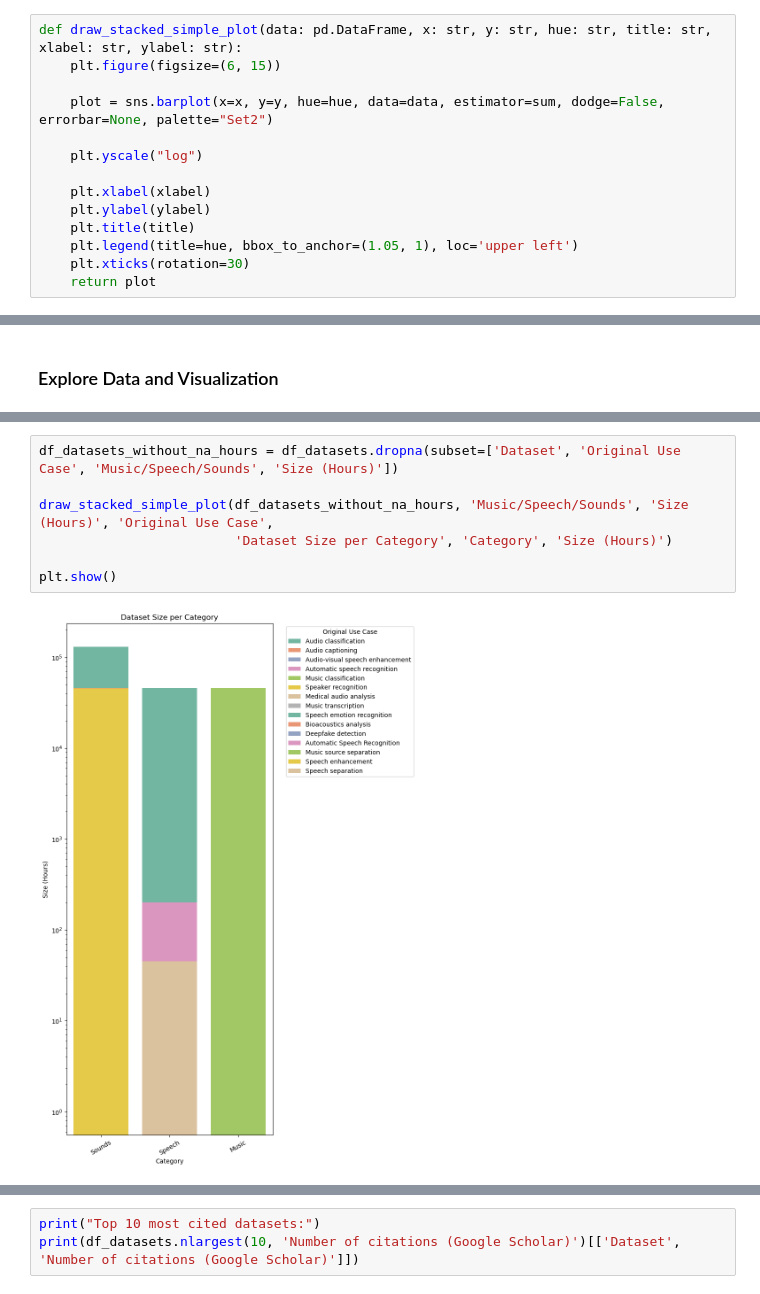
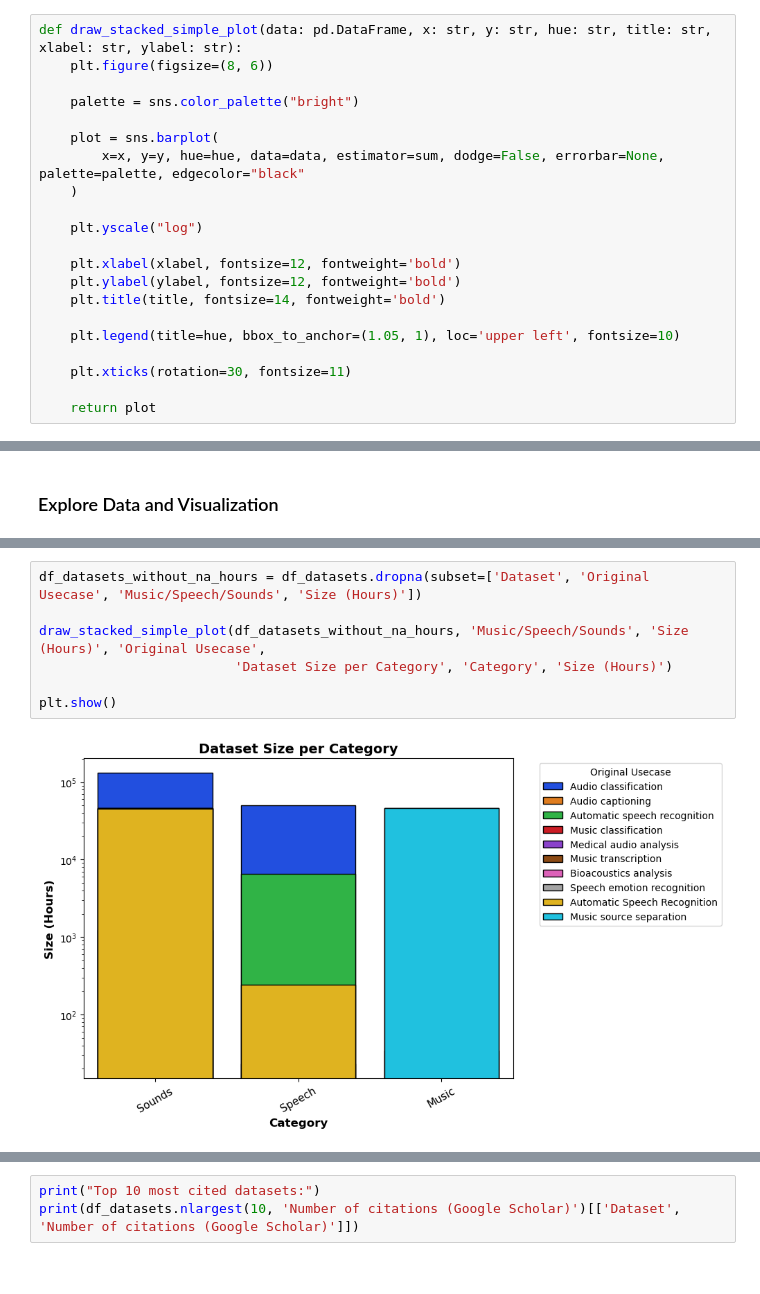
Before and after one commit to lookinALX/Data_Science_and_Co_TU_Wien, a Jupyter notebook: BA/datasets.ipynb, the cells around one changed output, grey strips where cells are left out. Saved outputs shown, nothing was run; the diff lists cells and outputs as text.

```diff
--- a/BA/datasets.ipynb
+++ b/BA/datasets.ipynb
@@ -92,17 +92,24 @@ def scatterplot_X_vs_Y_in_range(data: pd.DataFrame, x: str, y: str, title: str,
     return scatter
 # %%
 def draw_stacked_simple_plot(data: pd.DataFrame, x: str, y: str, hue: str, title: str, xlabel: str, ylabel: str):
-    plt.figure(figsize=(6, 15))
+    plt.figure(figsize=(8, 6))
 
-    plot = sns.barplot(x=x, y=y, hue=hue, data=data, estimator=sum, dodge=False, errorbar=None, palette="Set2")
+    palette = sns.color_palette("bright")
+
+    plot = sns.barplot(
+        x=x, y=y, hue=hue, data=data, estimator=sum, dodge=False, errorbar=None, palette=palette, edgecolor="black"
+    )
 
     plt.yscale("log")
 
-    plt.xlabel(xlabel)
-    plt.ylabel(ylabel)
-    plt.title(title)
-    plt.legend(title=hue, bbox_to_anchor=(1.05, 1), loc='upper left')
-    plt.xticks(rotation=30)
+    plt.xlabel(xlabel, fontsize=12, fontweight='bold')
+    plt.ylabel(ylabel, fontsize=12, fontweight='bold')
+    plt.title(title, fontsize=14, fontweight='bold')
+
+    plt.legend(title=hue, bbox_to_anchor=(1.05, 1), loc='upper left', fontsize=10)
+
+    plt.xticks(rotation=30, fontsize=11)
+
     return plot
 # %% [markdown]
 ### Function for processing data
@@ -252,12 +259,12 @@ plt.show()
 # %%
-df_datasets_without_na_hours = df_datasets.dropna(subset=['Dataset', 'Original Use Case', 'Music/Speech/Sounds', 'Size (Hours)'])
+df_datasets_without_na_hours = df_datasets.dropna(subset=['Dataset', 'Original Usecase', 'Music/Speech/Sounds', 'Size (Hours)'])
 
-draw_stacked_simple_plot(df_datasets_without_na_hours, 'Music/Speech/Sounds', 'Size (Hours)', 'Original Use Case',
+draw_stacked_simple_plot(df_datasets_without_na_hours, 'Music/Speech/Sounds', 'Size (Hours)', 'Original Usecase',
                          'Dataset Size per Category', 'Category', 'Size (Hours)')
 
 plt.show()
 # %% [output]
-[figure, old version]
+[figure, new version]
 # %%
 fig, axes = plt.subplots(1, 2, figsize=(14, 6))
 
```
Also changed, not shown: parts of 17 cells of this notebook, 1 other file.
